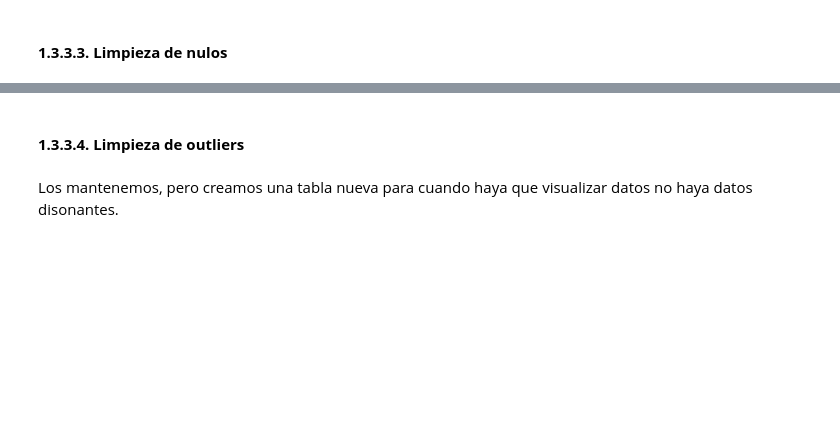
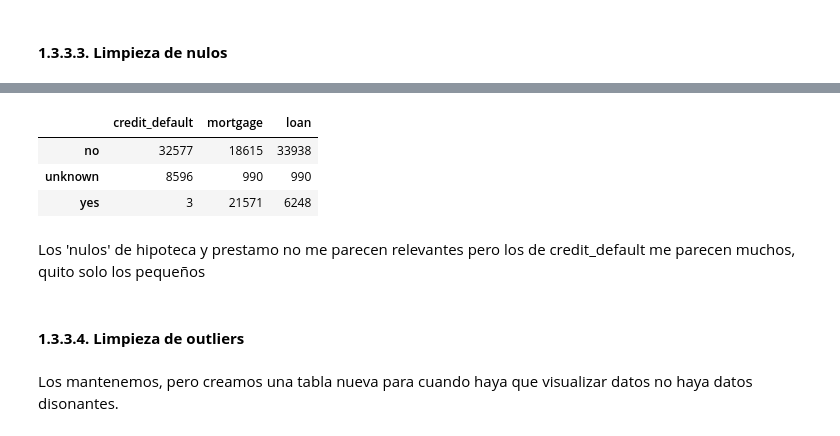
Before and after one commit to arnausans23/data-analytics-tfm, a Jupyter notebook: 1_analisis_datos.ipynb, the cells around one changed output, grey strips where cells are left out. Saved outputs shown, nothing was run; the diff lists cells and outputs as text; code cells hidden in the pictures; blank space fills up the shorter version.

```diff
--- a/1_analisis_datos.ipynb
+++ b/1_analisis_datos.ipynb
@@ -356,0 +374,9 @@ np.int64(0)
+# %%
+df_clean[['credit_default', 'mortgage', 'loan']].apply(pd.Series.value_counts)
+# %% [output]
+|  | credit_default | mortgage | loan |
+| no | 32577 | 18615 | 33938 |
+| unknown | 8596 | 990 | 990 |
+| yes | 3 | 21571 | 6248 |
+# %% [markdown]
+Los 'nulos' de hipoteca y prestamo no me parecen relevantes pero los de credit_default me parecen muchos, quito solo los pequeños
```
Also changed, not shown: parts of 13 cells of this notebook, 1 other file.
